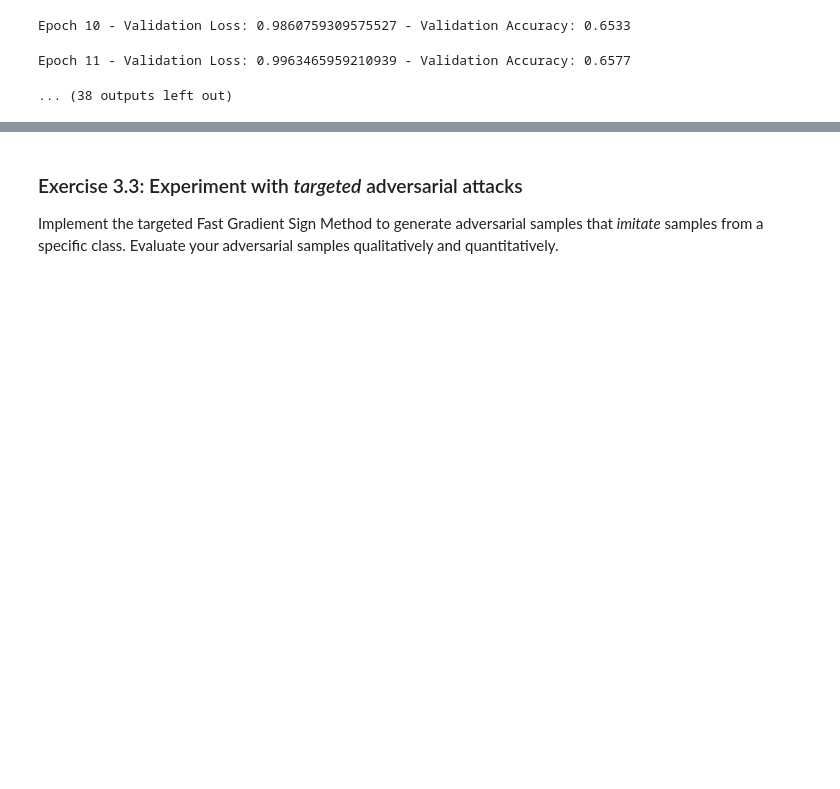
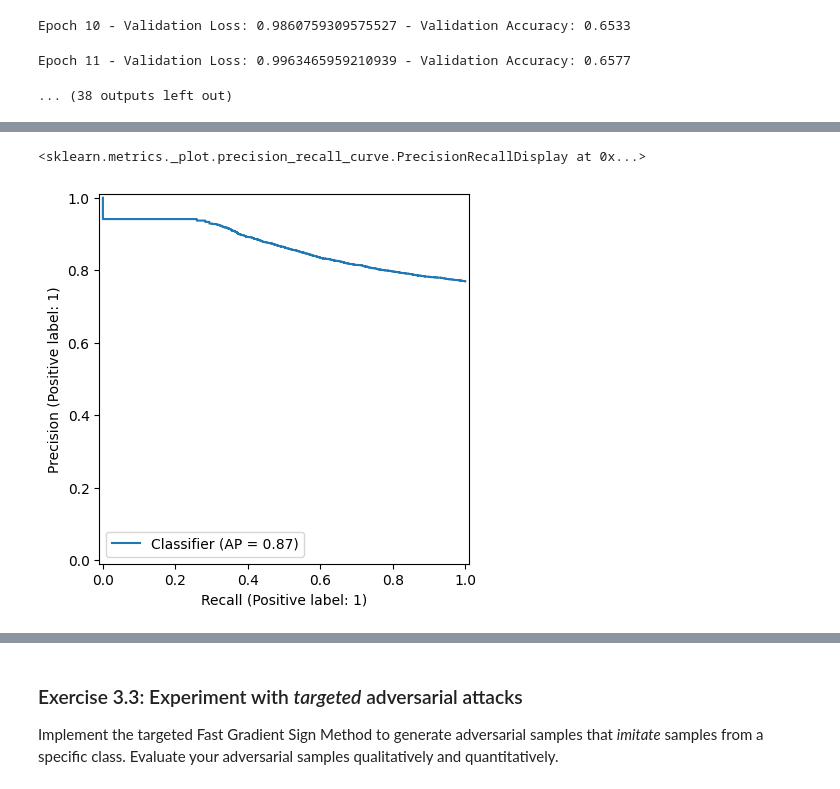
Before and after one commit to fbizza/deep-learning-applications, a Jupyter notebook: lab_4/Lab4_OOD_2025.ipynb, the cells around one changed output, grey strips where cells are left out. Drawn from its saved outputs; the diff is of its cells as text; code cells hidden in the pictures; blank space fills up the shorter version.

```diff
--- a/lab_4/Lab4_OOD_2025.ipynb
+++ b/lab_4/Lab4_OOD_2025.ipynb
@@ -624,0 +648,5 @@ Epoch 11 - Validation Loss: 0.9963465959210939 - Validation Accuracy: 0.6577
+# %%
+metrics.PrecisionRecallDisplay.from_predictions(target.cpu().numpy(), prediction.cpu().numpy())
+# %% [output]
+<sklearn.metrics._plot.precision_recall_curve.PrecisionRecallDisplay at 0x...>
+[figure, added]
```
Also changed, not shown: parts of 13 cells of this notebook.
